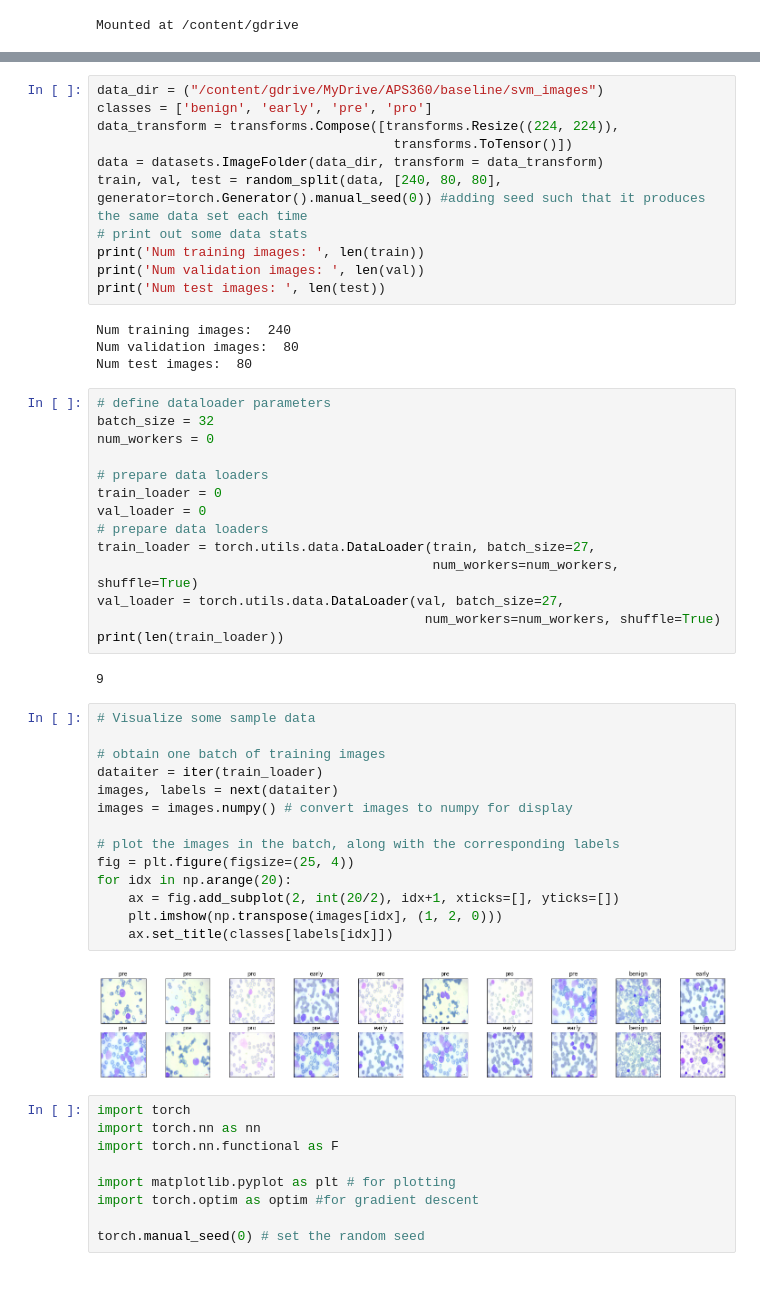
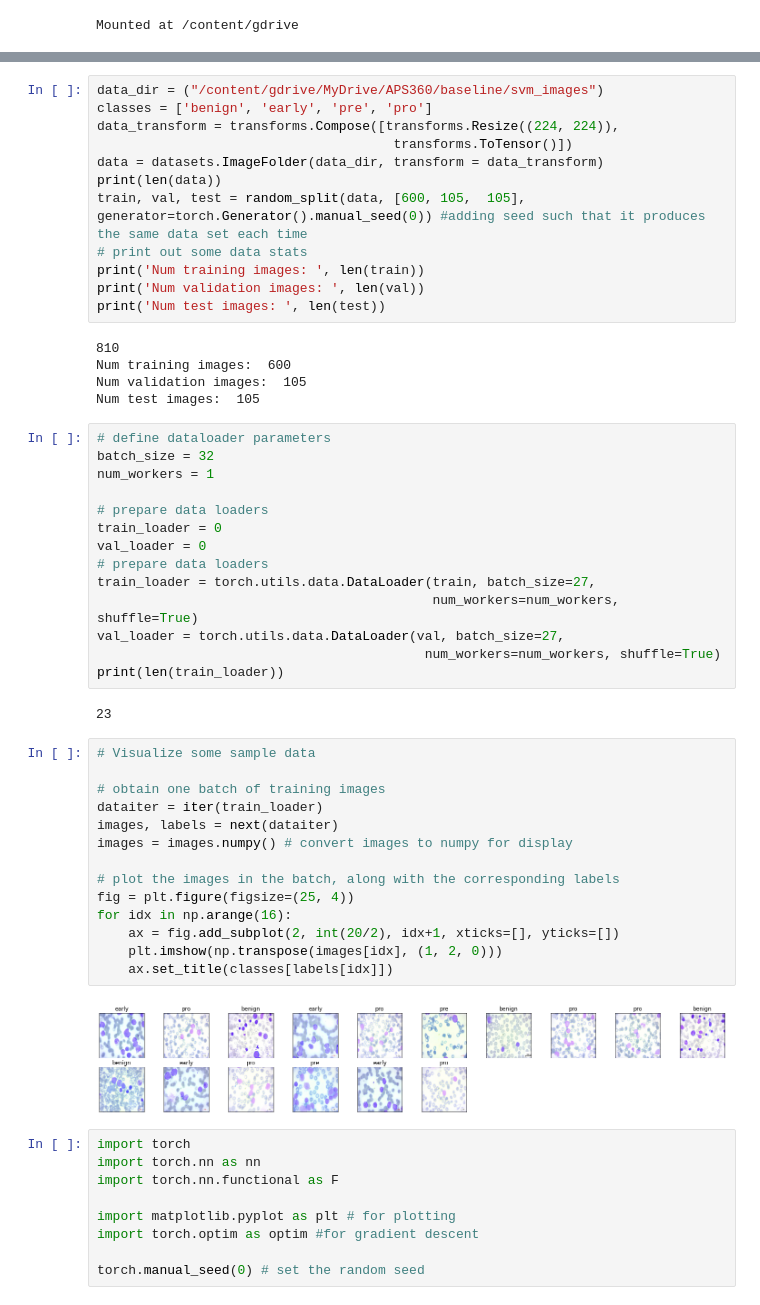
Before and after one commit to mikeacquaviva/APS360-Leukaemia-Classification, a Jupyter notebook: cnn_leukemia.ipynb, the cells around one changed output, grey strips where cells are left out. Saved outputs shown, nothing was run; the diff lists cells and outputs as text.

```diff
--- a/cnn_leukemia.ipynb
+++ b/cnn_leukemia.ipynb
@@ -26,19 +48,21 @@ classes = ['benign', 'early', 'pre', 'pro']
 data_transform = transforms.Compose([transforms.Resize((224, 224)),
                                       transforms.ToTensor()])
 data = datasets.ImageFolder(data_dir, transform = data_transform)
-train, val, test = random_split(data, [240, 80, 80], generator=torch.Generator().manual_seed(0)) #adding seed such that it produces the same data set each time
+print(len(data))
+train, val, test = random_split(data, [600, 105,  105], generator=torch.Generator().manual_seed(0)) #adding seed such that it produces the same data set each time
 # print out some data stats
 print('Num training images: ', len(train))
 print('Num validation images: ', len(val))
 print('Num test images: ', len(test))
 # %% [output]
-Num training images:  240
-Num validation images:  80
-Num test images:  80
+810
+Num training images:  600
+Num validation images:  105
+Num test images:  105
 # %%
 # define dataloader parameters
 batch_size = 32
-num_workers = 0
+num_workers = 1
 
 # prepare data loaders
 train_loader = 0
@@ -50,23 +74,23 @@ val_loader = torch.utils.data.DataLoader(val, batch_size=27,
                                           num_workers=num_workers, shuffle=True)
 print(len(train_loader))
 # %% [output]
-9
+23
 # %%
 # Visualize some sample data
 
 # obtain one batch of training images
 dataiter = iter(train_loader)
 images, labels = next(dataiter)
 images = images.numpy() # convert images to numpy for display
 
 # plot the images in the batch, along with the corresponding labels
 fig = plt.figure(figsize=(25, 4))
-for idx in np.arange(20):
+for idx in np.arange(16):
     ax = fig.add_subplot(2, int(20/2), idx+1, xticks=[], yticks=[])
     plt.imshow(np.transpose(images[idx], (1, 2, 0)))
     ax.set_title(classes[labels[idx]])
 # %% [output]
-[figure, old version]
+[figure, new version]
 # %%
 import torch
 import torch.nn as nn
```
Also changed, not shown: parts of 20 cells of this notebook.
